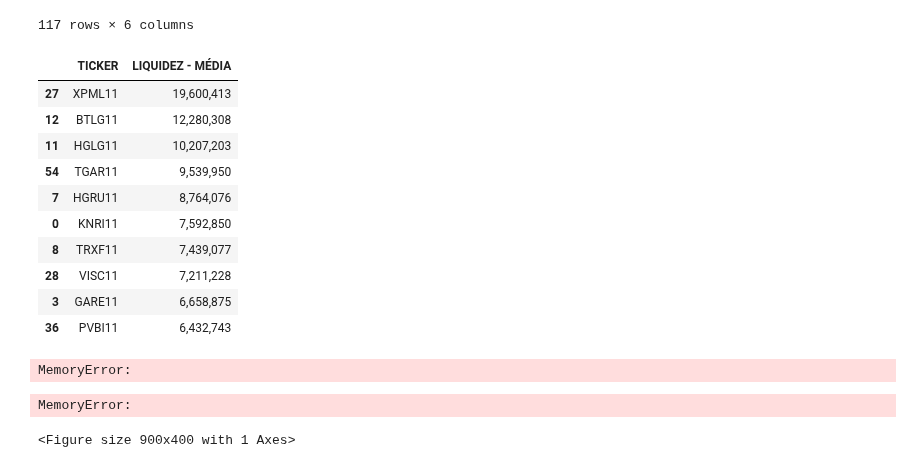
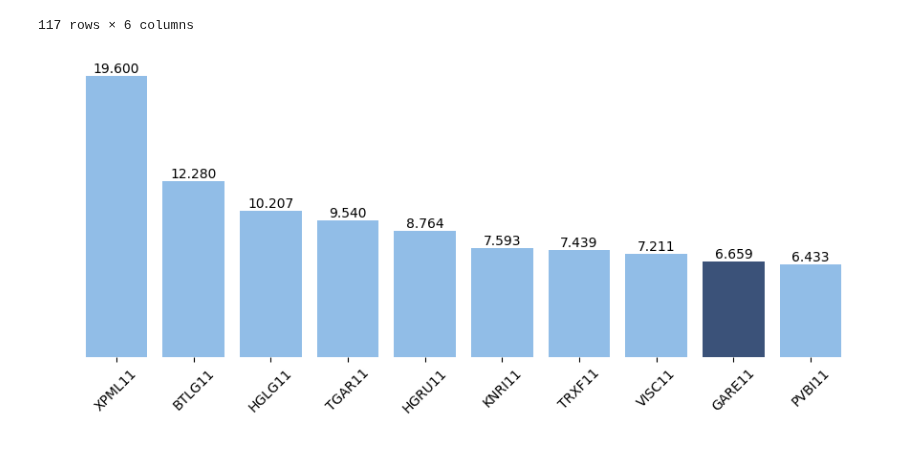
Before and after one commit to LucasFranco-guardian/Relat-rios-Passivo, a Jupyter notebook: MENSAL_ativo.ipynb, the cells around one changed output. Saved outputs shown, nothing was run; the diff lists cells and outputs as text; code cells hidden in the pictures.

```diff
--- a/MENSAL_ativo.ipynb
+++ b/MENSAL_ativo.ipynb
@@ -98,29 +98,16 @@ base_ativos
 | 115 | CLIN11.SA | Recebivel | 4.192289e+08 | 1.412549e+06 | 2.683842e+07 | Papel |
 | 116 | GAME11.SA | Recebivel | 2.041970e+08 | 1.381856e+05 | 2.625526e+06 | Papel |
 117 rows × 6 columns
-# %%
-tic = 'TICKER'
-liq = 'LIQUIDEZ - MÉDIA'
-pl = 'VP MM'
-#CRIO UM DATAFRAME COM AS MAIORES QUEDAS DO DIA ENTRE OS PEERS DO GARE E O GARE
-TOP10_LIQUIDEZ = base_tijolo[[tic, liq]]
-TOP10_LIQUIDEZ = TOP10_LIQUIDEZ.sort_values(by=['LIQUIDEZ - MÉDIA'], ascending=False).iloc[:10, :]
-TOP10_LIQUIDEZ['TICKER'] = TOP10_LIQUIDEZ['TICKER'].apply(excluir_5_dig)
-TOP10_LIQUIDEZ['LIQUIDEZ - MÉDIA'] = TOP10_LIQUIDEZ['LIQUIDEZ - MÉDIA'].apply(lambda x: "{:,.0f}".format(x))
-TOP10_LIQUIDEZ
-# %% [output]
-|  | TICKER | LIQUIDEZ - MÉDIA |
-| 27 | XPML11 | 19,600,413 |
-| 12 | BTLG11 | 12,280,308 |
-| 11 | HGLG11 | 10,207,203 |
-| 54 | TGAR11 | 9,539,950 |
-| 7 | HGRU11 | 8,764,076 |
-| 0 | KNRI11 | 7,592,850 |
-| 8 | TRXF11 | 7,439,077 |
-| 28 | VISC11 | 7,211,228 |
-| 3 | GARE11 | 6,658,875 |
-| 36 | PVBI11 | 6,432,743 |
 # %%
+tic = 'TICKER'
+liq = 'LIQUIDEZ - MÉDIA'
+pl = 'VP MM'
+#CRIO UM DATAFRAME COM AS MAIORES QUEDAS DO DIA ENTRE OS PEERS DO GARE E O GARE
+TOP10_LIQUIDEZ = base_tijolo[[tic, liq, pl]]
+TOP10_LIQUIDEZ = TOP10_LIQUIDEZ.sort_values(by=['LIQUIDEZ - MÉDIA'], ascending=False).iloc[:10, :]
+TOP10_LIQUIDEZ['TICKER'] = TOP10_LIQUIDEZ['TICKER'].apply(excluir_5_dig)
+TOP10_LIQUIDEZ['LIQUIDEZ - MÉDIA'] = TOP10_LIQUIDEZ['LIQUIDEZ - MÉDIA']/1000
+
 # Dados fornecidos
 data = TOP10_LIQUIDEZ
 
@@ -133,34 +120,32 @@ cores = ['#91BDE7' if fundo != 'GARE11' else '#3B5279' for fundo in df['TICKER']
 # Criar o gráfico de barras
 fig, ax = plt.subplots(figsize=(9, 4))
 barras = ax.bar(df['TICKER'], df['LIQUIDEZ - MÉDIA'], color=cores)
 
 # Adicionar rótulos de barra com separadores de milhares (usando ponto)
 for barra in barras:
     altura = barra.get_height()
     ax.text(
-        barra.get_x() + barra.get_width() / 2, altura + 50000,  # Ajuste de posição vertical
+        barra.get_x() + barra.get_width() / 2, altura,  # Ajuste de posição vertical
         f'{altura:,.0f}'.replace(',', '.'),  # Formatar com separador de milhares como ponto
         ha='center', va='bottom', fontsize=10
     )
 
 # Personalizar o gráfico
 ax.set_xlabel('')
 ax.set_title('', fontsize=14)
 ax.spines['top'].set_visible(False)
 ax.spines['right'].set_visible(False)
 ax.spines['left'].set_visible(False)
 ax.spines['bottom'].set_visible(False)
 ax.get_yaxis().set_visible(False)
 
 # Ajustar layout
 plt.xticks(rotation=45)
 plt.tight_layout()
 
 fig.savefig('TOP10_LIQUIDEZ_MÉDIA.png', transparent = True, dpi=300, bbox_inches='tight')
 
 # Exibir o gráfico
 plt.show()
 # %% [output]
-MemoryError:
-MemoryError:
-<Figure size 900x400 with 1 Axes>
+[figure, added]
```
Also changed, not shown: parts of 2 cells of this notebook, 5 other files.
